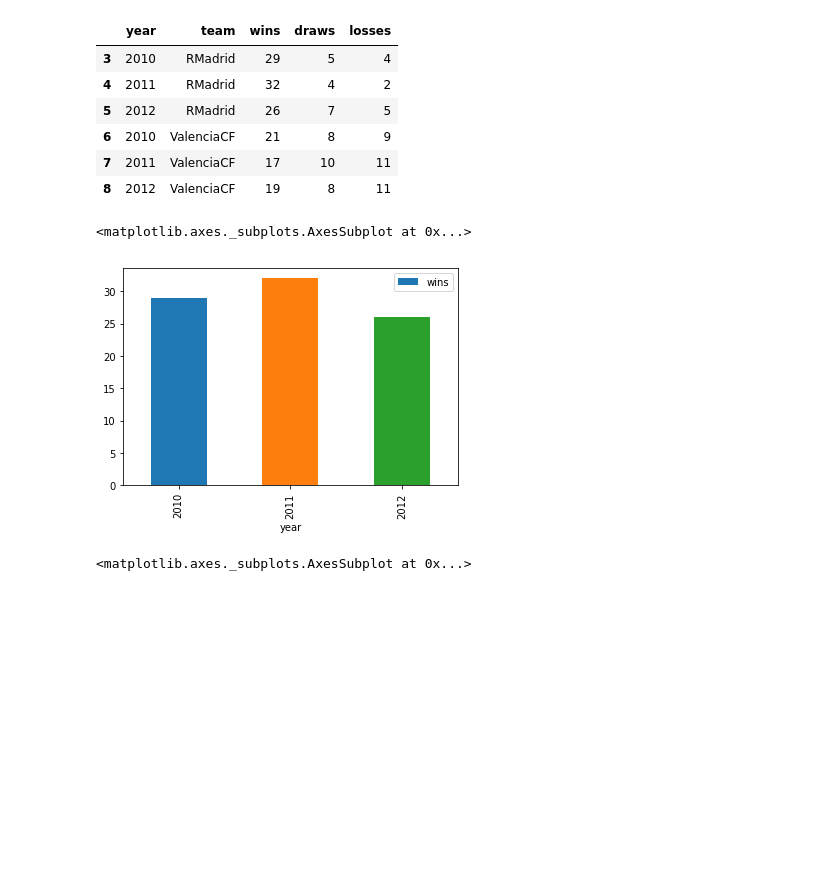
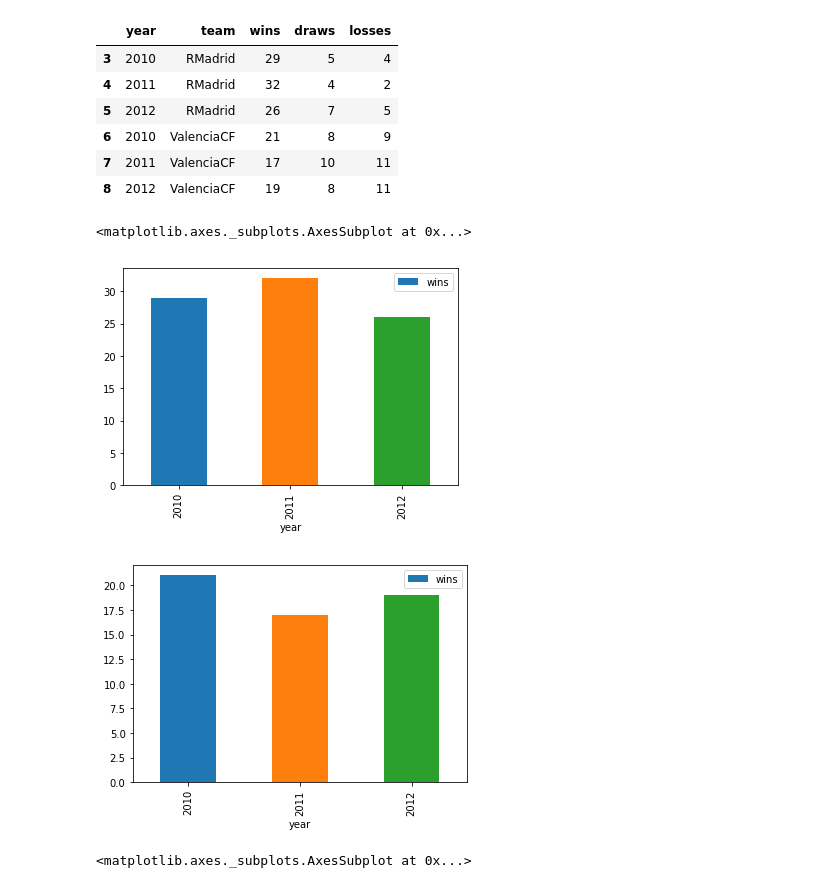
Before and after one commit to jtanderson/COSC-311-Fall2020, a Jupyter notebook: Pandas.ipynb, the cells around one changed output. Saved outputs shown, nothing was run; the diff lists cells and outputs as text; code cells hidden in the pictures; blank space fills up the shorter version.

Commit message:
multiple bar plot

```diff
--- a/Pandas.ipynb
+++ b/Pandas.ipynb
@@ -137,9 +137,11 @@ football[(football['team'] == 'RMadrid') | (football['team'] == 'ValenciaCF') ]
 | 8 | 2012 | ValenciaCF | 19 | 8 | 11 |
 # %%
 football[(football['team'] == 'RMadrid')].plot.bar(x='year', y='wins')
+football[(football['team'] == 'ValenciaCF')].plot.bar(x='year', y='wins')
 # %% [output]
 <matplotlib.axes._subplots.AxesSubplot at 0x...>
 [figure]
+[figure, added]
 # %%
 fig, axes = plt.subplots(nrows=1, ncols=2)
 
```
Also changed, not shown: parts of 4 cells of this notebook.
